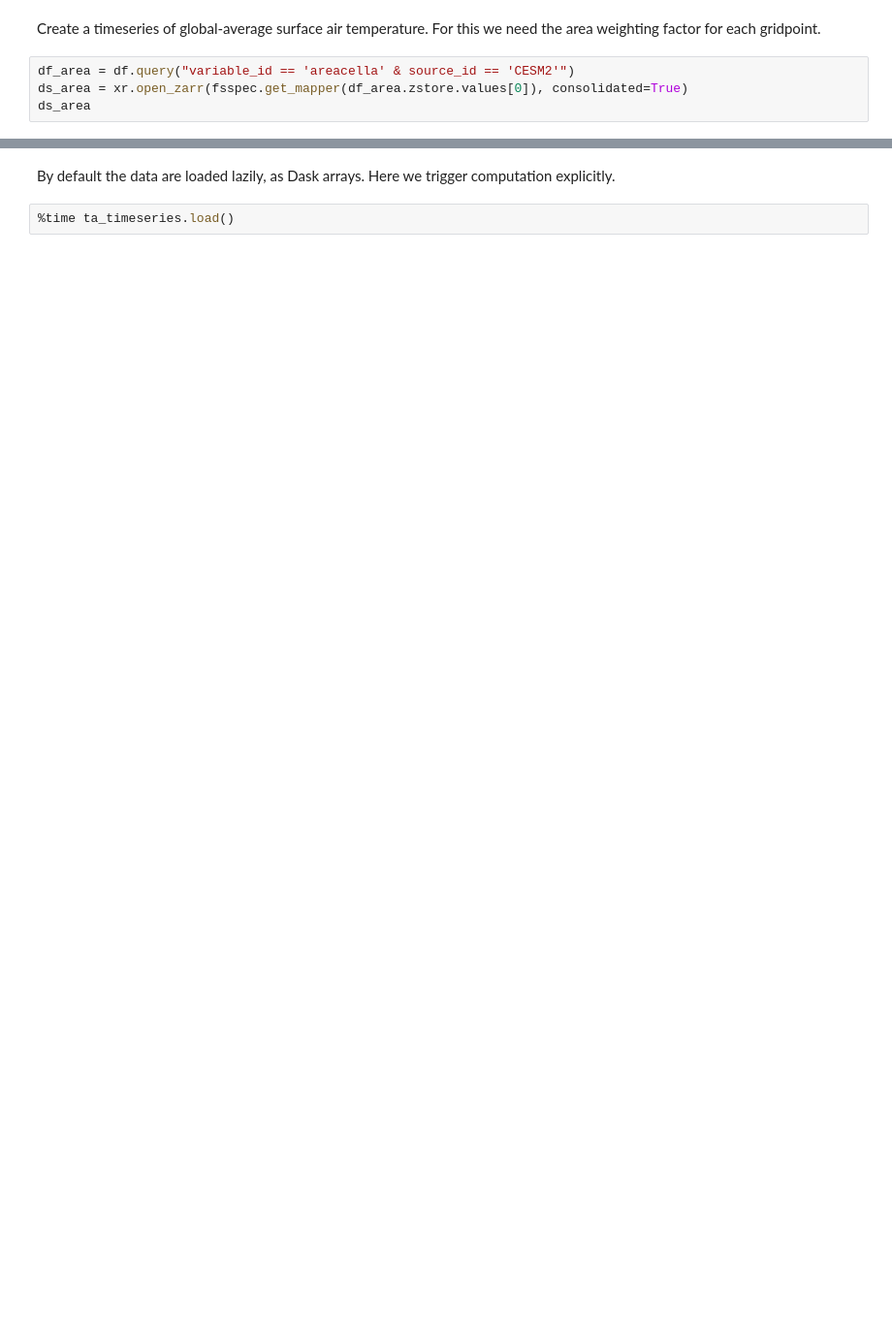
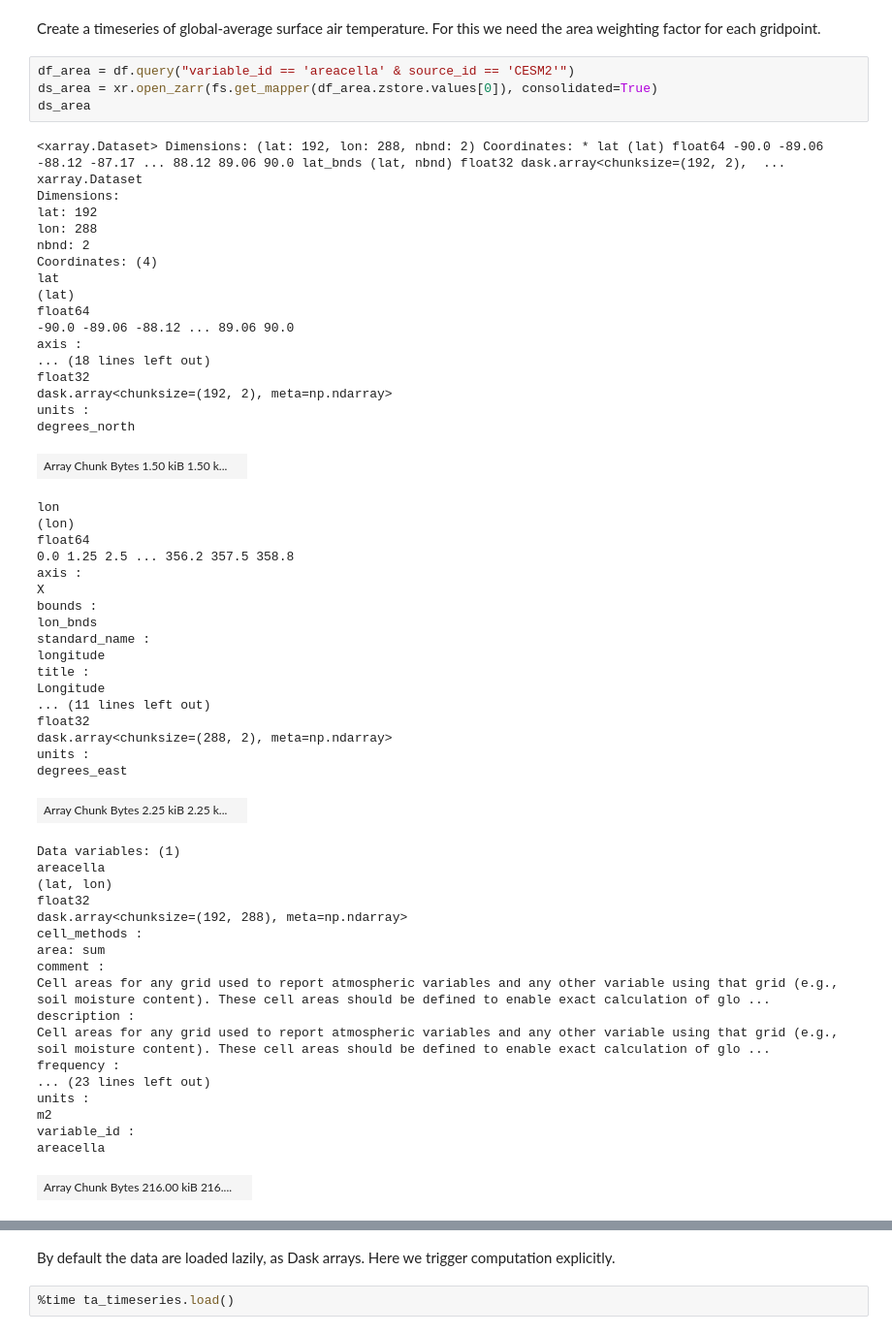
Before and after one commit to pangeo-gallery/cmip6, a Jupyter notebook: basic_search_and_load.ipynb, the cells around one changed output, grey strips where cells are left out. Shown at 97% size. Saved outputs shown, nothing was run; the diff lists cells and outputs as text; blank space fills up the shorter version.

```diff
--- a/basic_search_and_load.ipynb
+++ b/basic_search_and_load.ipynb
@@ -55,5 +194,60 @@ ds.tas.sel(time='1950-01').squeeze().plot()
 Create a timeseries of global-average surface air temperature. For this we need the area weighting factor for each gridpoint.
 # %%
 df_area = df.query("variable_id == 'areacella' & source_id == 'CESM2'")
-ds_area = xr.open_zarr(fsspec.get_mapper(df_area.zstore.values[0]), consolidated=True)
+ds_area = xr.open_zarr(fs.get_mapper(df_area.zstore.values[0]), consolidated=True)
 ds_area
+# %% [output]
+<xarray.Dataset> Dimensions: (lat: 192, lon: 288, nbnd: 2) Coordinates: * lat (lat) float64 -90.0 -89.06 -88.12 -87.17 ... 88.12 89.06 90.0 lat_bnds (lat, nbnd) float32 dask.array<chunksize=(192, 2),  ...
+xarray.Dataset
+Dimensions:
+lat: 192
+lon: 288
+nbnd: 2
+Coordinates: (4)
+lat
+(lat)
+float64
+-90.0 -89.06 -88.12 ... 89.06 90.0
+axis :
+... (18 lines left out)
+float32
+dask.array<chunksize=(192, 2), meta=np.ndarray>
+units :
+degrees_north
+| Array Chunk Bytes 1.50 kiB 1.50 k... |  |
+lon
+(lon)
+float64
+0.0 1.25 2.5 ... 356.2 357.5 358.8
+axis :
+X
+bounds :
+lon_bnds
+standard_name :
+longitude
+title :
+Longitude
+... (11 lines left out)
+float32
+dask.array<chunksize=(288, 2), meta=np.ndarray>
+units :
+degrees_east
+| Array Chunk Bytes 2.25 kiB 2.25 k... |  |
+Data variables: (1)
+areacella
+(lat, lon)
+float32
+dask.array<chunksize=(192, 288), meta=np.ndarray>
+cell_methods :
+area: sum
+comment :
+Cell areas for any grid used to report atmospheric variables and any other variable using that grid (e.g., soil moisture content). These cell areas should be defined to enable exact calculation of glo ...
+description :
+Cell areas for any grid used to report atmospheric variables and any other variable using that grid (e.g., soil moisture content). These cell areas should be defined to enable exact calculation of glo ...
+frequency :
+... (23 lines left out)
+units :
+m2
+variable_id :
+areacella
+| Array Chunk Bytes 216.00 kiB 216.... |  |
```
Also changed, not shown: parts of 10 cells of this notebook.
